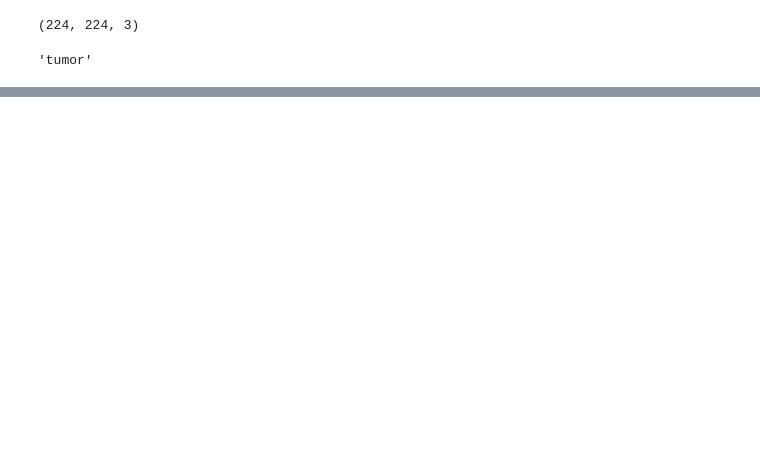
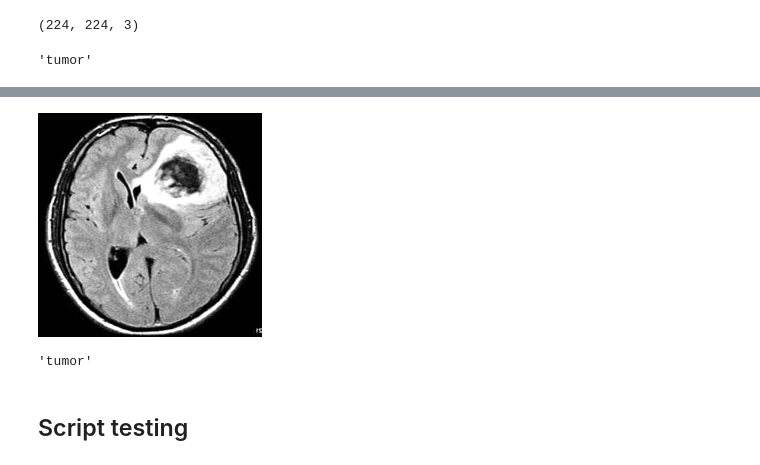
Before and after one commit to jwnuk/data-science-bootcamp, a Jupyter notebook: 4-projekt-dl/transfer_learning/mobilenet-60_epochs-64_batch.ipynb, the cells around one changed output, grey strips where cells are left out. Cells and saved outputs as stored; diff of their text form; code cells hidden in the pictures; blank space fills up the shorter version.

```diff
--- a/4-projekt-dl/transfer_learning/mobilenet-60_epochs-64_batch.ipynb
+++ b/4-projekt-dl/transfer_learning/mobilenet-60_epochs-64_batch.ipynb
@@ -270,0 +323,12 @@ array([[-5.581902]], dtype=float32)
+# %%
+img
+# %% [output]
+[figure, added]
+# %%
+prediction = model_from_file.predict(to_predict[np.newaxis, ...])
+result = 'healthy' if prediction > 0 else 'tumor'
+result
+# %% [output]
+'tumor'
+# %% [markdown]
+## Script testing
```
Also changed, not shown: parts of 22 cells of this notebook, 5 other files.
